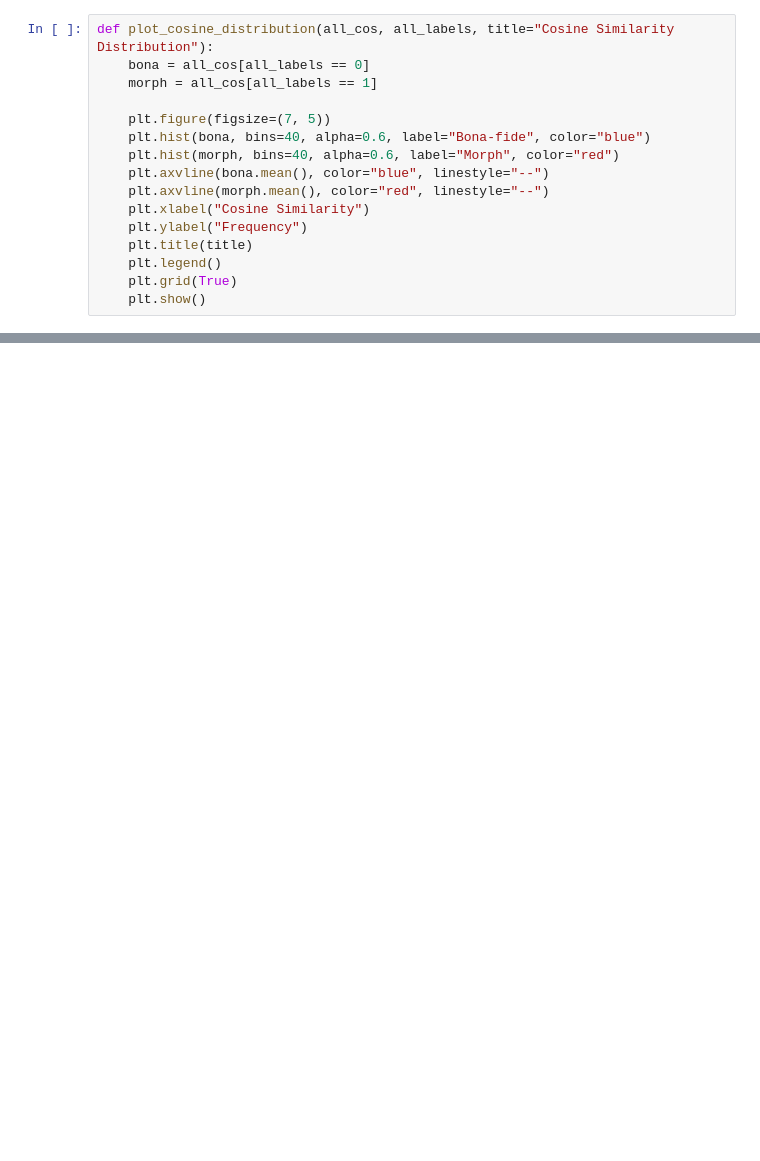
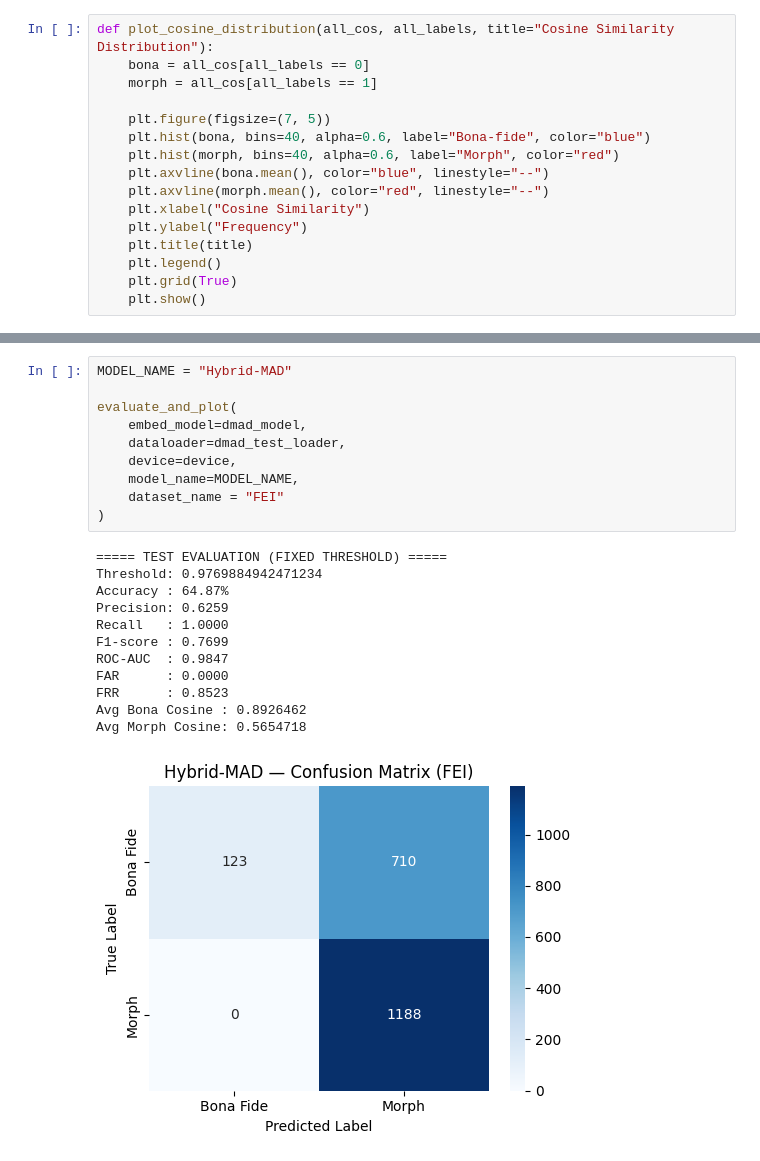
Before and after one commit to yicikek/FYP, a Jupyter notebook: D-MAD/d-madv1.ipynb, the cells around one changed output, grey strips where cells are left out. Saved outputs shown, nothing was run; the diff lists cells and outputs as text; blank space fills up the shorter version.

```diff
--- a/D-MAD/d-madv1.ipynb
+++ b/D-MAD/d-madv1.ipynb
@@ -1749,0 +1070,23 @@ plot_cosine_distribution(all_cos2, all_labels2, "FRLL Cosine Distribution")
+# %%
+MODEL_NAME = "Hybrid-MAD"
+
+evaluate_and_plot(
+    embed_model=dmad_model,
+    dataloader=dmad_test_loader,
+    device=device,
+    model_name=MODEL_NAME,
+    dataset_name = "FEI"
+)
+# %% [output]
+===== TEST EVALUATION (FIXED THRESHOLD) =====
+Threshold: 0.9769884942471234
+Accuracy : 64.87%
+Precision: 0.6259
+Recall   : 1.0000
+F1-score : 0.7699
+ROC-AUC  : 0.9847
+FAR      : 0.0000
+FRR      : 0.8523
+Avg Bona Cosine : 0.8926462
+Avg Morph Cosine: 0.5654718
+[figure, added]
```
Also changed, not shown: parts of 52 cells of this notebook.
